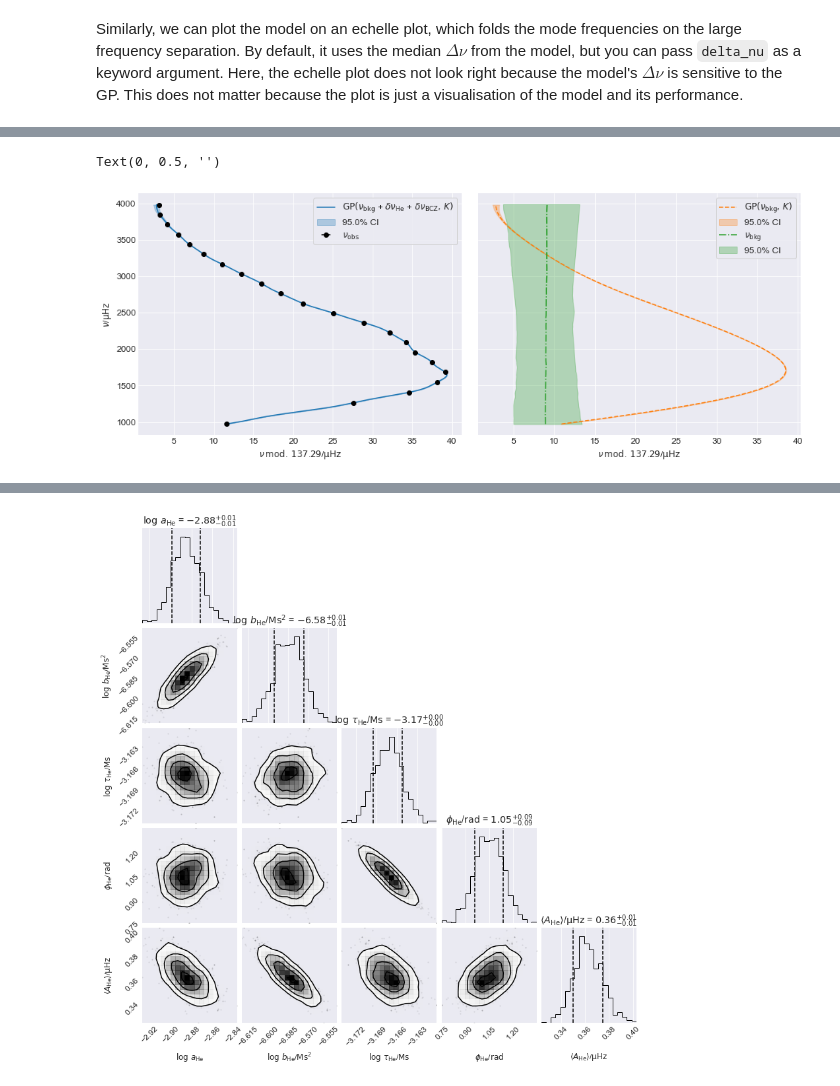
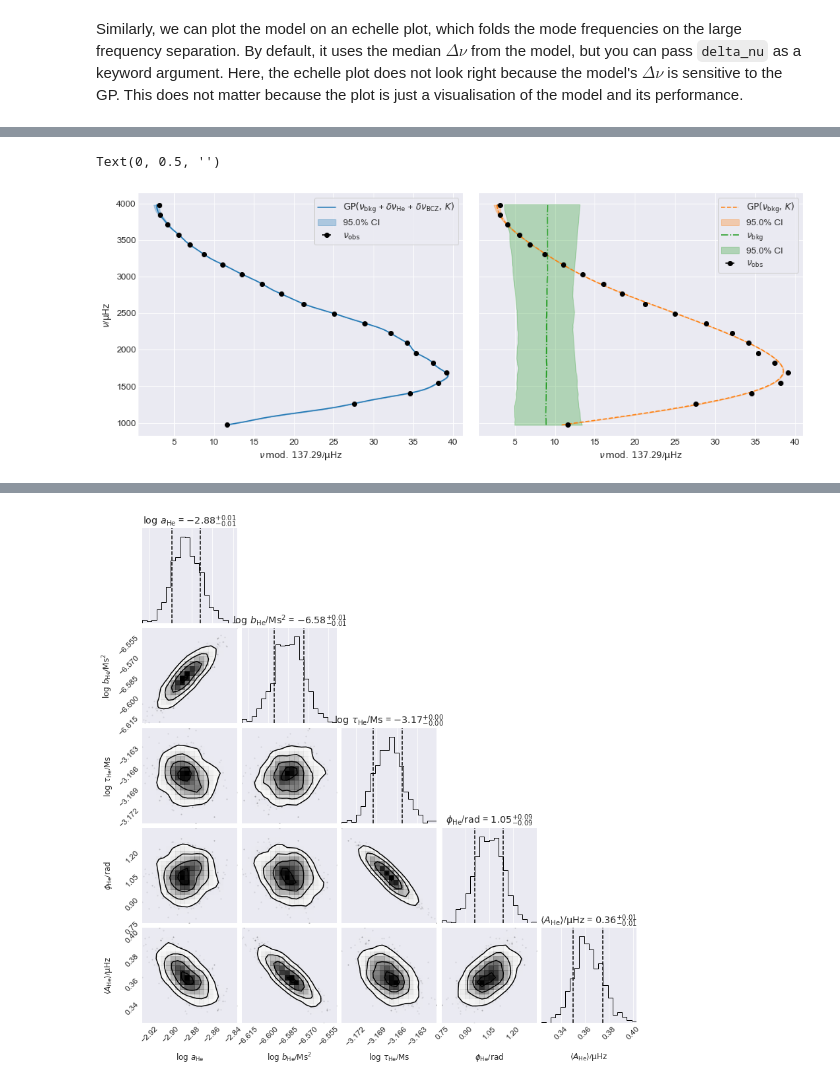
Before and after one commit to alexlyttle/asterion, a Jupyter notebook: examples/Sun-BiSON.ipynb, the cells around one changed output, grey strips where cells are left out. Cells and saved outputs as stored; diff of their text form; code cells hidden in the pictures.

Commit message:
Save plots

```diff
--- a/examples/Sun-BiSON.ipynb
+++ b/examples/Sun-BiSON.ipynb
@@ -93,17 +106,17 @@ Similarly, we can plot the model on an echelle plot, which folds the mode freque
 # %%
 quantiles = [.025, .975]  # <-- 95% confidence interval
 
-_, axes = plt.subplots(ncols=2, figsize=(16.0, 6.0), sharey=True, gridspec_kw={"wspace": 0.05})
+fig, axes = plt.subplots(ncols=2, figsize=(16.0, 6.0), sharey=True, gridspec_kw={"wspace": 0.05})
 
 # FULL GLITCH
 ax = axes[0]
 ax = ast.plot_echelle(data, quantiles=quantiles, ax=ax)
 
 # GLITCH COMPONANTS
 ax = axes[1]
-ax = ast.plot_echelle(data, kind='glitchless', quantiles=quantiles, observed=False, ax=ax, color="C1", linestyle="--")
+ax = ast.plot_echelle(data, kind='glitchless', quantiles=quantiles, ax=ax, color="C1", linestyle="--")
 ax = ast.plot_echelle(data, kind='background', quantiles=quantiles, observed=False, ax=ax, color="C2", linestyle="-.")
 ax.set_ylabel("")  # Remove ylabel
 # %% [output]
 Text(0, 0.5, '')
-[figure, old version]
+[figure, new version]
```
Also changed, not shown: parts of 6 cells of this notebook, 5 other files.
